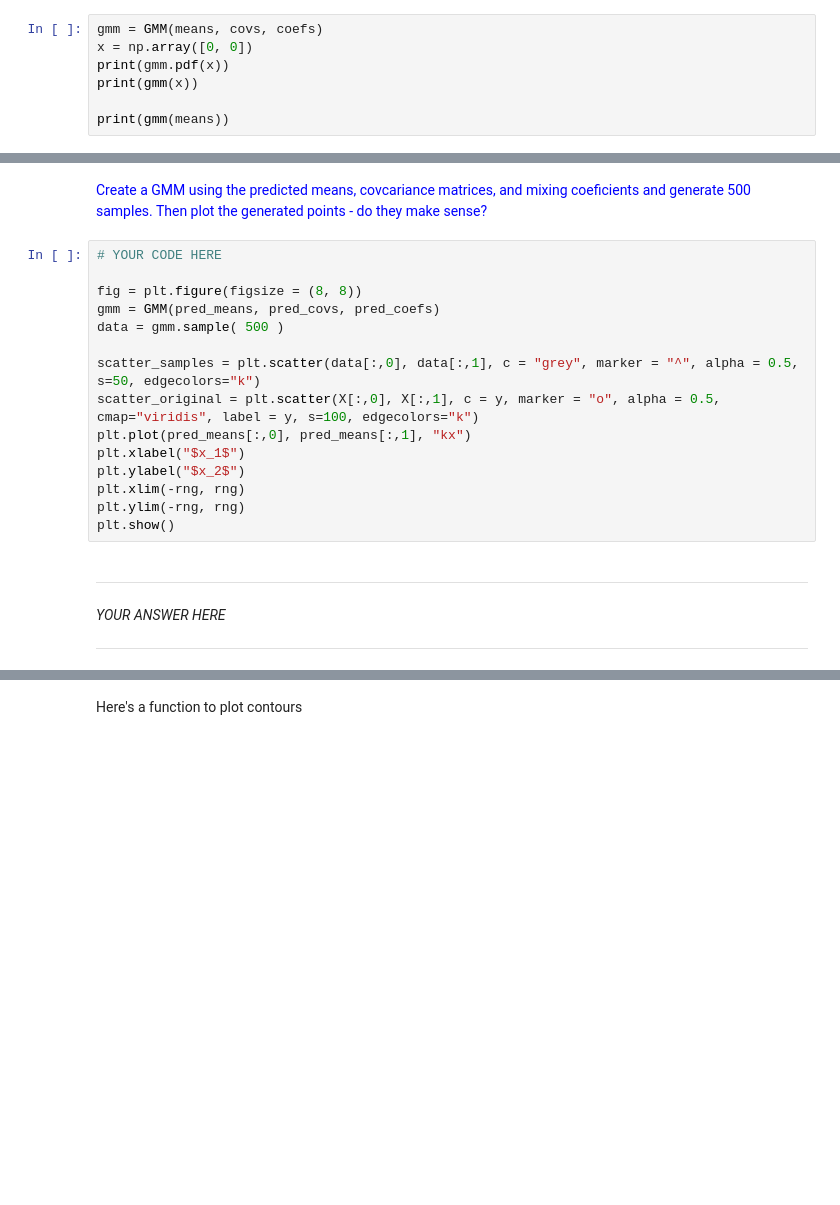
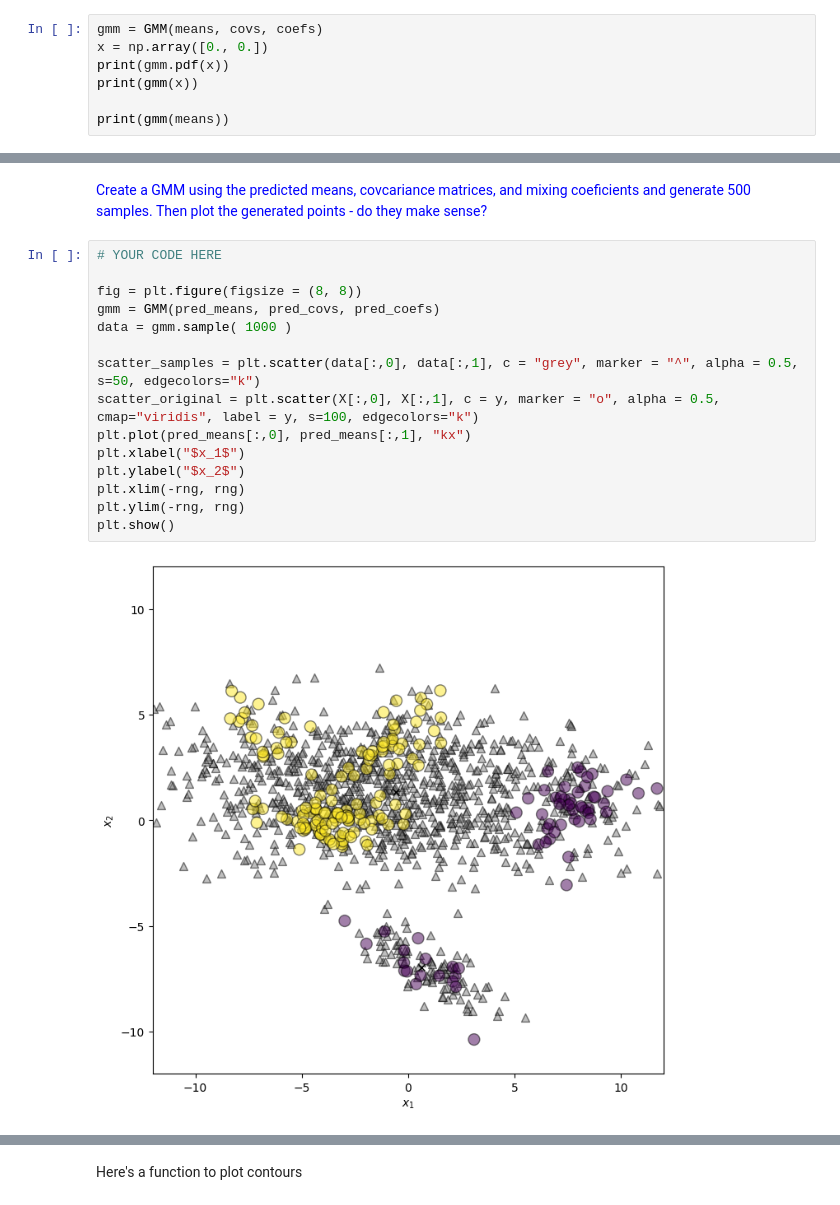
Before and after one commit to Pikurrot/ml-problems-uab, a Jupyter notebook: Session 10 - EM/P10_EM.ipynb, the cells around one changed output, grey strips where cells are left out. Drawn from its saved outputs; the diff is of its cells as text; blank space fills up the shorter version.

```diff
--- a/Session 10 - EM/P10_EM.ipynb
+++ b/Session 10 - EM/P10_EM.ipynb
@@ -98,7 +152,7 @@ coefs = np.random.uniform(1, 5, nComponents)
 coefs /= nComponents # mixing coefficients, normalised
 # %%
 gmm = GMM(means, covs, coefs)
-x = np.array([0, 0])
+x = np.array([0., 0.])
 print(gmm.pdf(x))
 print(gmm(x))
 
@@ -306,21 +467,17 @@ pred_means, pred_covs, pred_coefs = em(X, means, covs, coefs)
 # %%
 # YOUR CODE HERE
 
 fig = plt.figure(figsize = (8, 8))
 gmm = GMM(pred_means, pred_covs, pred_coefs)
-data = gmm.sample( 500 )
+data = gmm.sample( 1000 )
 
 scatter_samples = plt.scatter(data[:,0], data[:,1], c = "grey", marker = "^", alpha = 0.5, s=50, edgecolors="k")
 scatter_original = plt.scatter(X[:,0], X[:,1], c = y, marker = "o", alpha = 0.5, cmap="viridis", label = y, s=100, edgecolors="k")
 plt.plot(pred_means[:,0], pred_means[:,1], "kx")
 plt.xlabel("$x_1$")
 plt.ylabel("$x_2$")
 plt.xlim(-rng, rng)
 plt.ylim(-rng, rng)
 plt.show()
+# %% [output]
+[figure, added]
-# %% [markdown]
----
-
-*YOUR ANSWER HERE*
-
----
```
Also changed, not shown: parts of 39 cells of this notebook.
